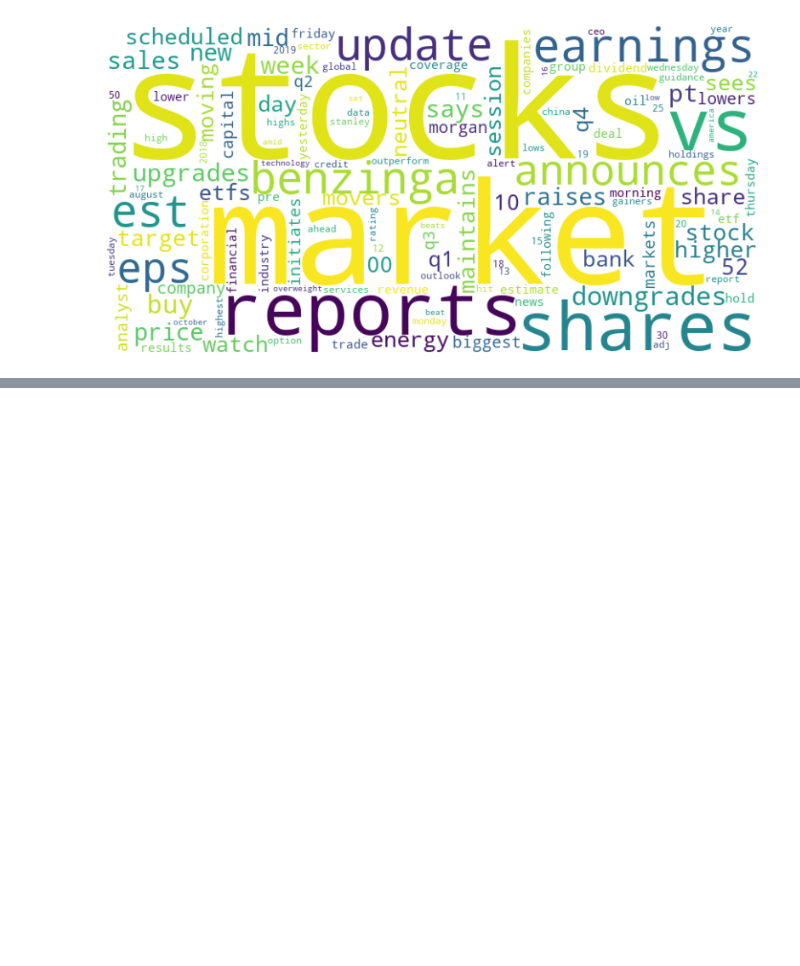
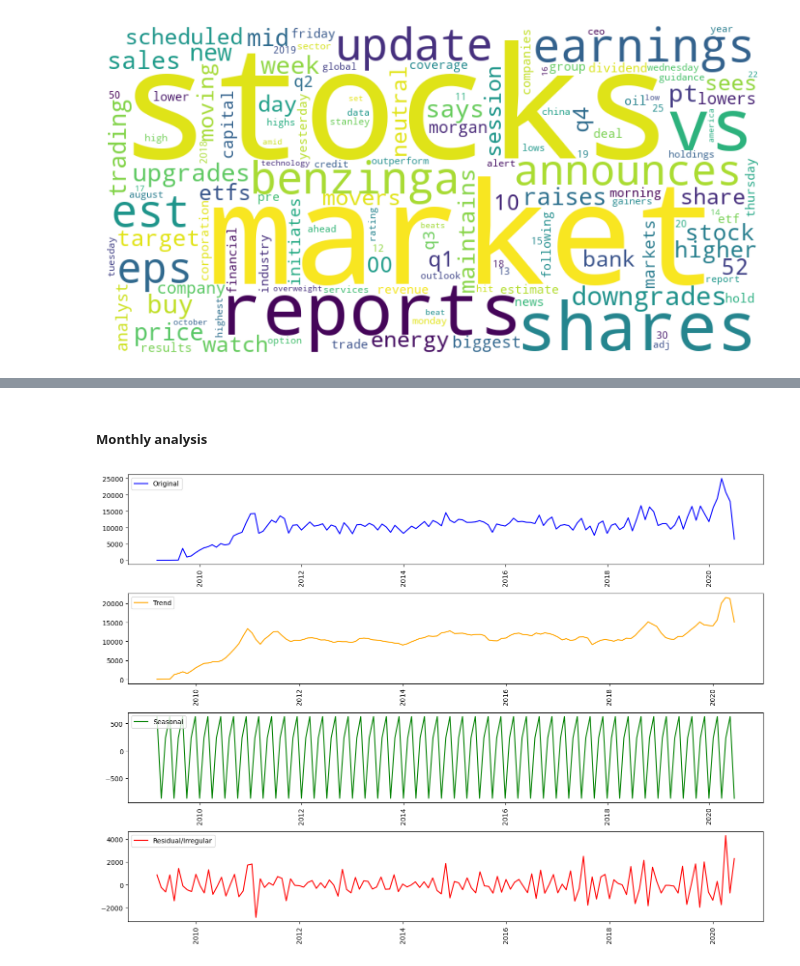
Before and after one commit to Yosef-ft/Stock_Analysis, a Jupyter notebook: notebooks/EDA.ipynb, the cells around one changed output, grey strips where cells are left out. Saved outputs shown, nothing was run; the diff lists cells and outputs as text; code cells hidden in the pictures; blank space fills up the shorter version.

```diff
--- a/notebooks/EDA.ipynb
+++ b/notebooks/EDA.ipynb
@@ -167,0 +182,6 @@ LangProcess.plot_wordCloud(word_count)
+# %% [markdown]
+##### Monthly analysis
+# %%
+TSA.time_decompose(time_series_monthly, 3)
+# %% [output]
+[figure, added]
```
Also changed, not shown: parts of 24 cells of this notebook.
